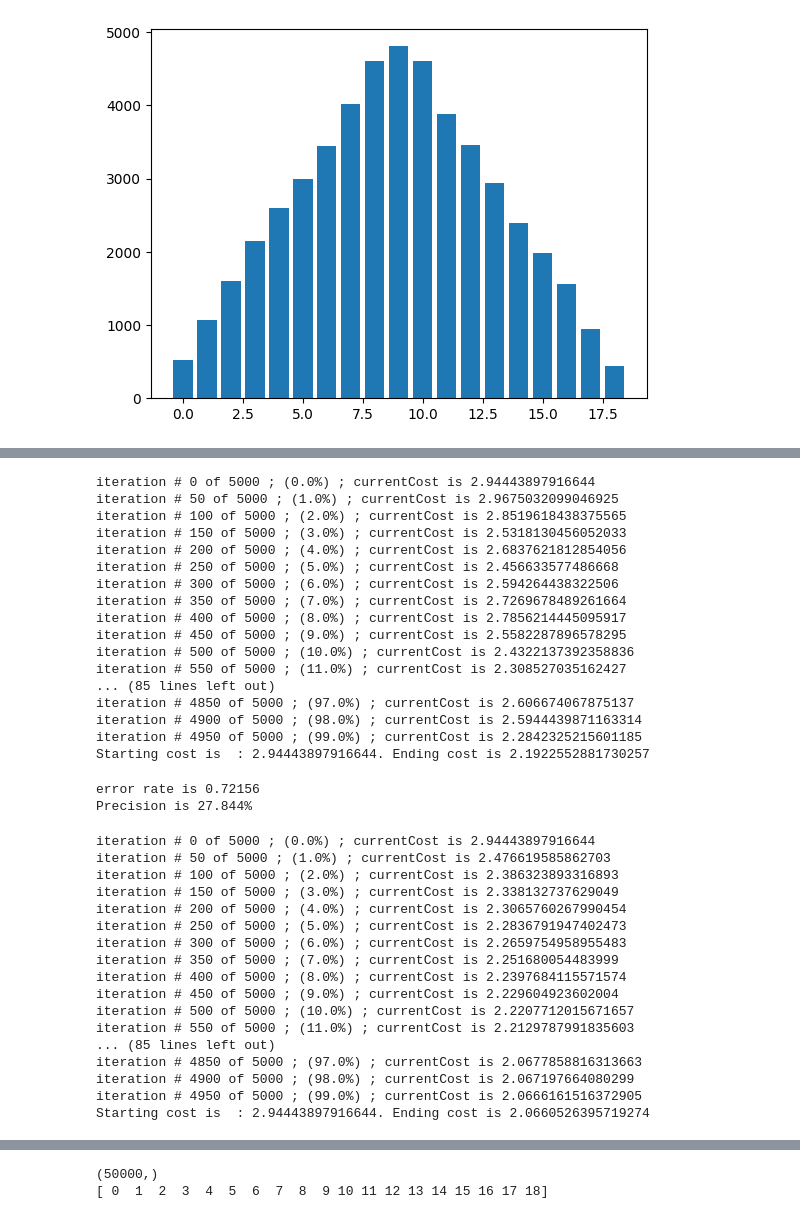
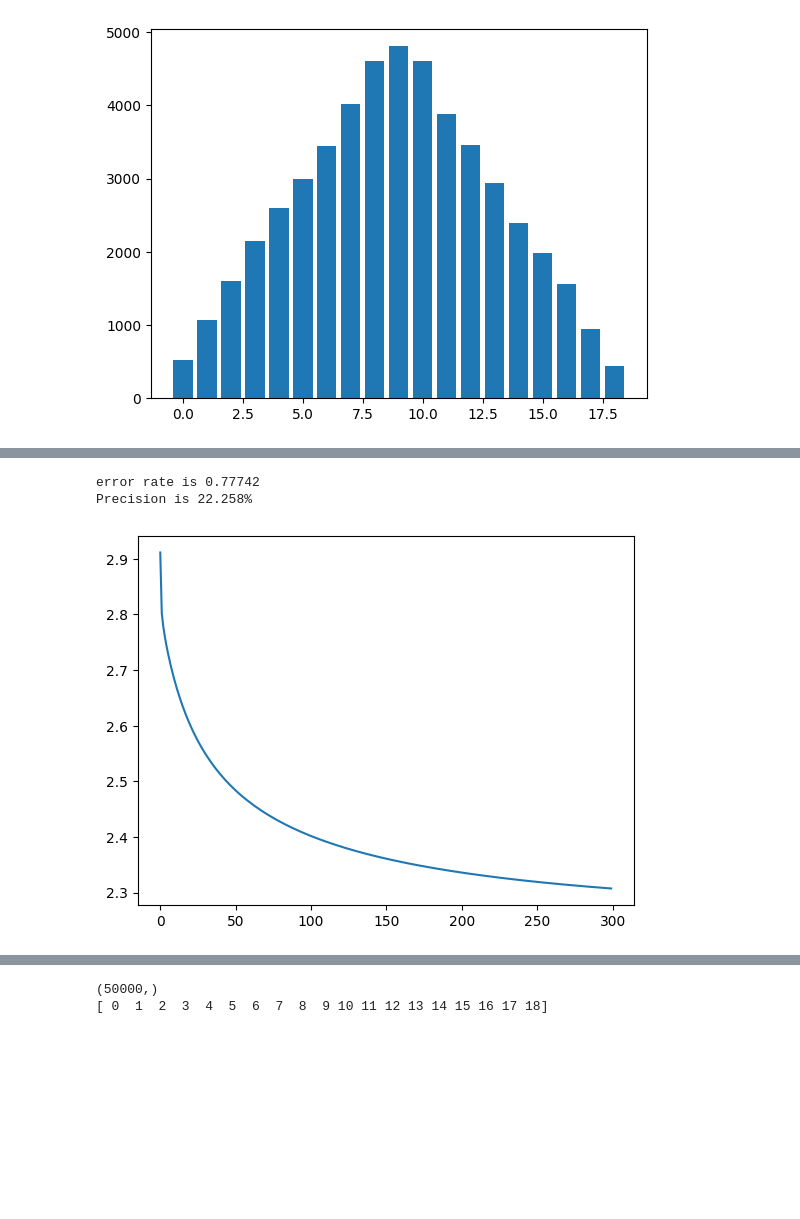
Before and after one commit to Othmane-Sajid/MNIST-Kaggle-ML-Competition, a Jupyter notebook: Logistic_reg.ipynb, the cells around one changed output, grey strips where cells are left out. Saved outputs shown, nothing was run; the diff lists cells and outputs as text; code cells hidden in the pictures; blank space fills up the shorter version.

```diff
--- a/Logistic_reg.ipynb
+++ b/Logistic_reg.ipynb
@@ -287,55 +235,21 @@ With learnRate = 0.1, numIteratitions=10000
 # %%
-# 0.5 ; 5000
 LogisticReg= LogisticRegression()
 LogisticReg.load_train_data(X_train, Y_train)
+LogisticReg.update_optimization_parameters (learnRate = 0.2, numIterations=300, mu=0.01)
 LogisticReg.train()
-# %% [output]
-iteration # 0 of 5000 ; (0.0%) ; currentCost is 2.94443897916644
-iteration # 50 of 5000 ; (1.0%) ; currentCost is 2.9675032099046925
-iteration # 100 of 5000 ; (2.0%) ; currentCost is 2.8519618438375565
-iteration # 150 of 5000 ; (3.0%) ; currentCost is 2.5318130456052033
-iteration # 200 of 5000 ; (4.0%) ; currentCost is 2.6837621812854056
-iteration # 250 of 5000 ; (5.0%) ; currentCost is 2.456633577486668
-iteration # 300 of 5000 ; (6.0%) ; currentCost is 2.594264438322506
-iteration # 350 of 5000 ; (7.0%) ; currentCost is 2.7269678489261664
-iteration # 400 of 5000 ; (8.0%) ; currentCost is 2.7856214445095917
-iteration # 450 of 5000 ; (9.0%) ; currentCost is 2.5582287896578295
-iteration # 500 of 5000 ; (10.0%) ; currentCost is 2.4322137392358836
-iteration # 550 of 5000 ; (11.0%) ; currentCost is 2.308527035162427
-... (85 lines left out)
-iteration # 4850 of 5000 ; (97.0%) ; currentCost is 2.606674067875137
-iteration # 4900 of 5000 ; (98.0%) ; currentCost is 2.5944439871163314
-iteration # 4950 of 5000 ; (99.0%) ; currentCost is 2.2842325215601185
-Starting cost is  : 2.94443897916644. Ending cost is 2.1922552881730257
 # %%
+# Analyse du score sur le jeu d'entrainement
 Y_pred_on_X_train = LogisticReg.compute_predictions(X_train)
 errorRate, confmat = LogisticReg.errorRate(testlabels= Y_train, predlabels=Y_pred_on_X_train)
 print(f'error rate is {errorRate}')
 print(f'Precision is {np.sum(Y_pred_on_X_train==Y_train)/Y_train.size*100}%')
 # print(confmat)
+
+## visualiser la convergence
+plt.figure()
+plt.plot(np.arange(len(LogisticReg.costArr_grad_descent)), LogisticReg.costArr_grad_descent)
+plt.show()
 # %% [output]
-error rate is 0.72156
-Precision is 27.844%
+error rate is 0.77742
+Precision is 22.258%
+[figure, added]
-# %%
-# 0.2 ; 5000
-LogisticReg2= LogisticRegression()
-LogisticReg2.load_train_data(X_train, Y_train)
-LogisticReg2.train()
-# %% [output]
-iteration # 0 of 5000 ; (0.0%) ; currentCost is 2.94443897916644
-iteration # 50 of 5000 ; (1.0%) ; currentCost is 2.476619585862703
-iteration # 100 of 5000 ; (2.0%) ; currentCost is 2.386323893316893
-iteration # 150 of 5000 ; (3.0%) ; currentCost is 2.338132737629049
-iteration # 200 of 5000 ; (4.0%) ; currentCost is 2.3065760267990454
-iteration # 250 of 5000 ; (5.0%) ; currentCost is 2.2836791947402473
-iteration # 300 of 5000 ; (6.0%) ; currentCost is 2.2659754958955483
-iteration # 350 of 5000 ; (7.0%) ; currentCost is 2.251680054483999
-iteration # 400 of 5000 ; (8.0%) ; currentCost is 2.2397684115571574
-iteration # 450 of 5000 ; (9.0%) ; currentCost is 2.229604923602004
-iteration # 500 of 5000 ; (10.0%) ; currentCost is 2.2207712015671657
-iteration # 550 of 5000 ; (11.0%) ; currentCost is 2.2129787991835603
-... (85 lines left out)
-iteration # 4850 of 5000 ; (97.0%) ; currentCost is 2.0677858816313663
-iteration # 4900 of 5000 ; (98.0%) ; currentCost is 2.067197664080299
-iteration # 4950 of 5000 ; (99.0%) ; currentCost is 2.0666161516372905
-Starting cost is  : 2.94443897916644. Ending cost is 2.0660526395719274
```
Also changed, not shown: parts of 18 cells of this notebook.
